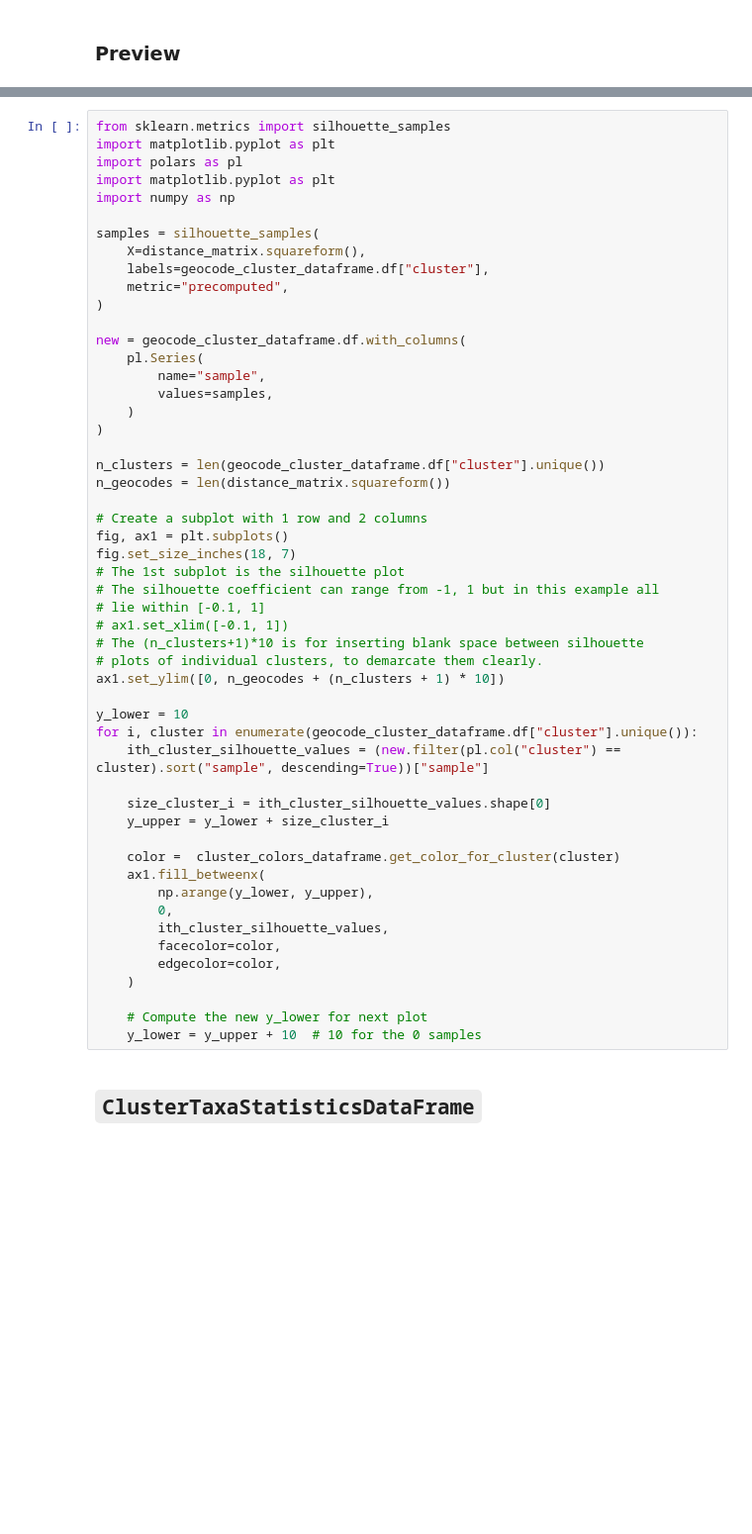
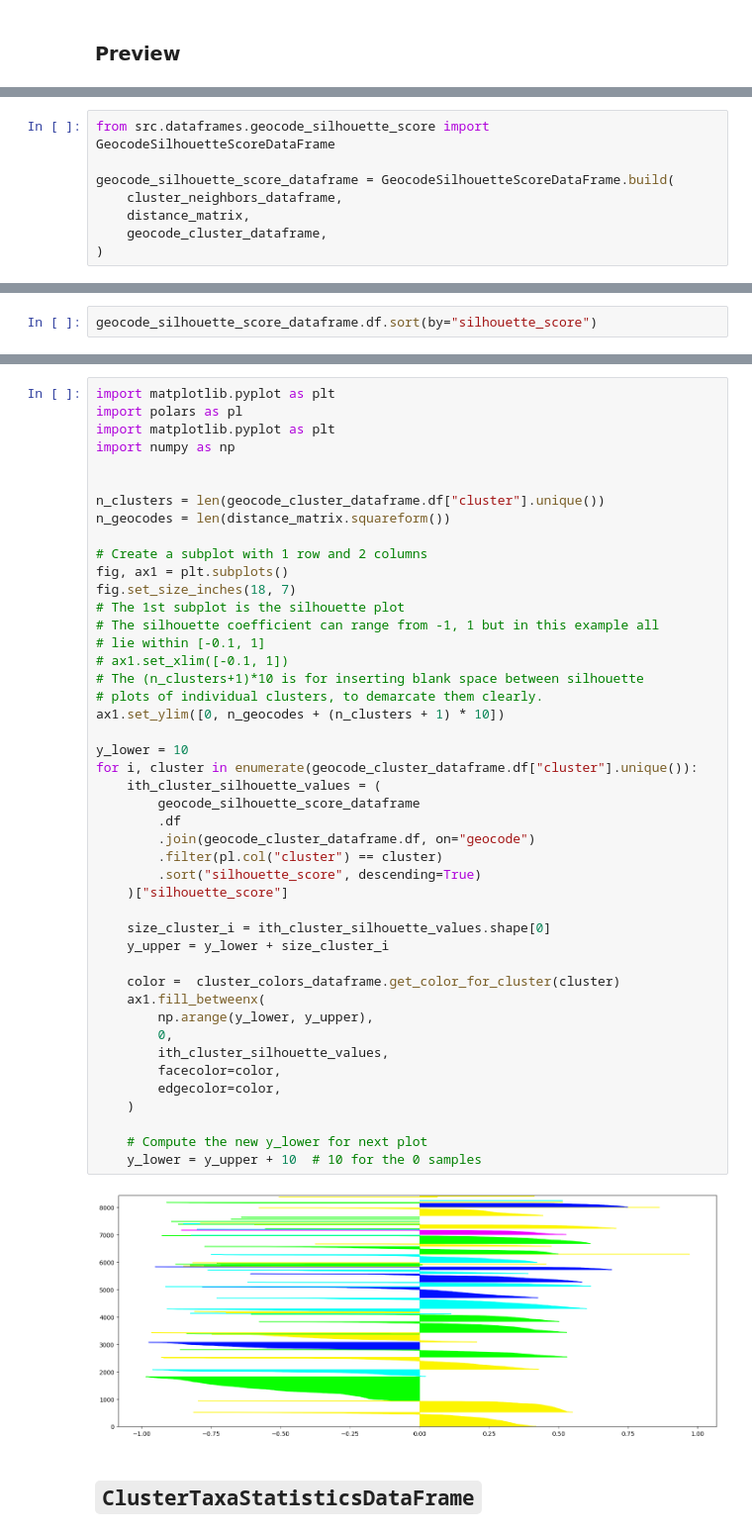
Before and after one commit to frewsxcv/citizen-science-bioregionalization, a Jupyter notebook: Workspace.ipynb, the cells around one changed output, grey strips where cells are left out. Shown at 99% size. Saved outputs shown, nothing was run; the diff lists cells and outputs as text; blank space fills up the shorter version.

Commit message:
add GeocodeSilhouetteScoreDataFrame

```diff
--- a/Workspace.ipynb
+++ b/Workspace.ipynb
@@ -241,0 +274,8 @@ silhouette_score(
+# %%
+from src.dataframes.geocode_silhouette_score import GeocodeSilhouetteScoreDataFrame
+
+geocode_silhouette_score_dataframe = GeocodeSilhouetteScoreDataFrame.build(
+    cluster_neighbors_dataframe,
+    distance_matrix,
+    geocode_cluster_dataframe,
+)
@@ -241,0 +284,2 @@ silhouette_score(
+# %%
+geocode_silhouette_score_dataframe.df.sort(by="silhouette_score")
@@ -242,55 +301,50 @@ silhouette_score(
 # %%
-from sklearn.metrics import silhouette_samples
 import matplotlib.pyplot as plt
 import polars as pl
 import matplotlib.pyplot as plt
 import numpy as np
 
-samples = silhouette_samples(
-    X=distance_matrix.squareform(),
-    labels=geocode_cluster_dataframe.df["cluster"],
-    metric="precomputed",
-)
-
-new = geocode_cluster_dataframe.df.with_columns(
-    pl.Series(
-        name="sample",
-        values=samples,
-    )
-)
 
 n_clusters = len(geocode_cluster_dataframe.df["cluster"].unique())
 n_geocodes = len(distance_matrix.squareform())
 
 # Create a subplot with 1 row and 2 columns
 fig, ax1 = plt.subplots()
 fig.set_size_inches(18, 7)
 # The 1st subplot is the silhouette plot
 # The silhouette coefficient can range from -1, 1 but in this example all
 # lie within [-0.1, 1]
 # ax1.set_xlim([-0.1, 1])
 # The (n_clusters+1)*10 is for inserting blank space between silhouette
 # plots of individual clusters, to demarcate them clearly.
 ax1.set_ylim([0, n_geocodes + (n_clusters + 1) * 10])
 
 y_lower = 10
 for i, cluster in enumerate(geocode_cluster_dataframe.df["cluster"].unique()):
-    ith_cluster_silhouette_values = (new.filter(pl.col("cluster") == cluster).sort("sample", descending=True))["sample"]
+    ith_cluster_silhouette_values = (
+        geocode_silhouette_score_dataframe
+        .df
+        .join(geocode_cluster_dataframe.df, on="geocode")
+        .filter(pl.col("cluster") == cluster)
+        .sort("silhouette_score", descending=True)
+    )["silhouette_score"]
 
     size_cluster_i = ith_cluster_silhouette_values.shape[0]
     y_upper = y_lower + size_cluster_i
 
     color =  cluster_colors_dataframe.get_color_for_cluster(cluster)
     ax1.fill_betweenx(
         np.arange(y_lower, y_upper),
         0,
         ith_cluster_silhouette_values,
         facecolor=color,
         edgecolor=color,
     )
 
     # Compute the new y_lower for next plot
     y_lower = y_upper + 10  # 10 for the 0 samples
+# %% [output]
+[figure, added]
 # %% [markdown]
 ## `ClusterTaxaStatisticsDataFrame`
 # %% [markdown]
```
Also changed, not shown: parts of 19 cells of this notebook, 1 other file.
